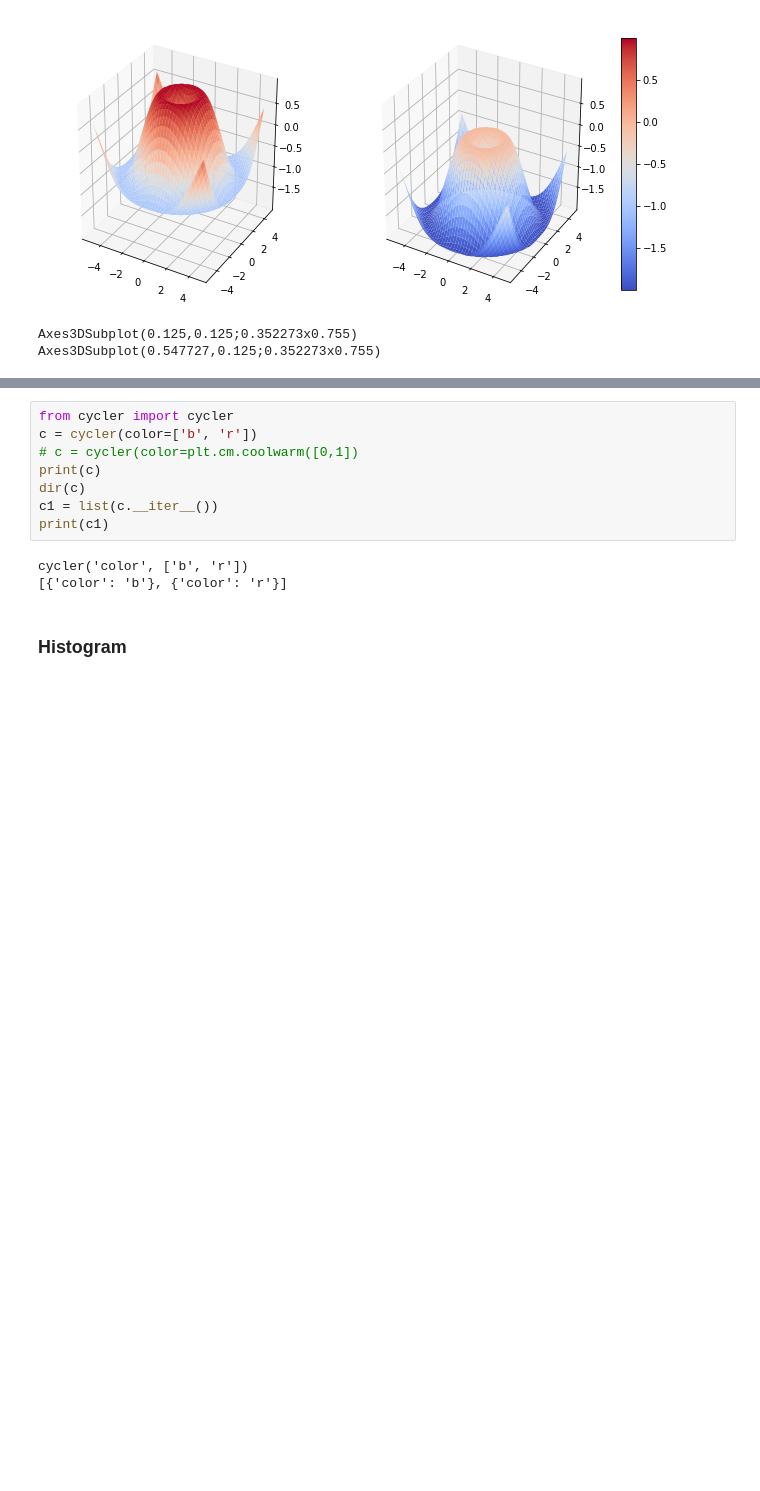
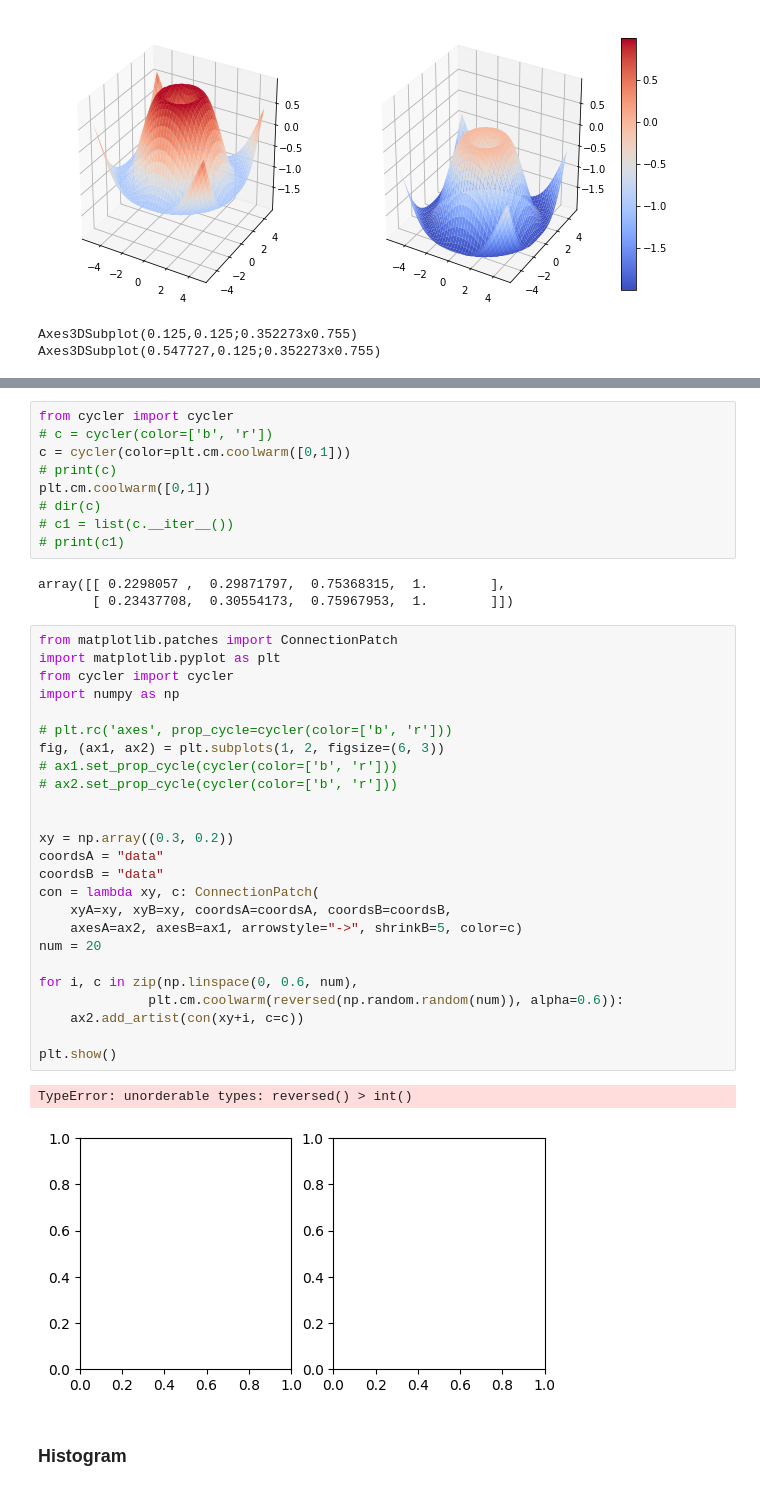
Before and after one commit to YFlag/work_backups, a Jupyter notebook: matplotlib_tutorial.ipynb, the cells around one changed output, grey strips where cells are left out. Drawn from its saved outputs; the diff is of its cells as text; blank space fills up the shorter version.

```diff
--- a/matplotlib_tutorial.ipynb
+++ b/matplotlib_tutorial.ipynb
@@ -452,14 +443,43 @@ ValueError: Colormap b is not recognized. Possible values are: Accent, Accent_r,
 # %%
 from cycler import cycler
-c = cycler(color=['b', 'r'])
-# c = cycler(color=plt.cm.coolwarm([0,1])
-print(c)
-dir(c)
-c1 = list(c.__iter__())
-print(c1)
+# c = cycler(color=['b', 'r'])
+c = cycler(color=plt.cm.coolwarm([0,1]))
+# print(c)
+plt.cm.coolwarm([0,1])
+# dir(c)
+# c1 = list(c.__iter__())
+# print(c1)
 # %% [output]
-cycler('color', ['b', 'r'])
-[{'color': 'b'}, {'color': 'r'}]
+array([[ 0.2298057 ,  0.29871797,  0.75368315,  1.        ],
+       [ 0.23437708,  0.30554173,  0.75967953,  1.        ]])
+# %%
+from matplotlib.patches import ConnectionPatch
+import matplotlib.pyplot as plt
+from cycler import cycler
+import numpy as np
+
+# plt.rc('axes', prop_cycle=cycler(color=['b', 'r']))
+fig, (ax1, ax2) = plt.subplots(1, 2, figsize=(6, 3))
+# ax1.set_prop_cycle(cycler(color=['b', 'r']))
+# ax2.set_prop_cycle(cycler(color=['b', 'r']))
+
+
+xy = np.array((0.3, 0.2))
+coordsA = "data"
+coordsB = "data"
+con = lambda xy, c: ConnectionPatch(
+    xyA=xy, xyB=xy, coordsA=coordsA, coordsB=coordsB,
+    axesA=ax2, axesB=ax1, arrowstyle="->", shrinkB=5, color=c)
+num = 20
+
+for i, c in zip(np.linspace(0, 0.6, num),
+              plt.cm.coolwarm(reversed(np.random.random(num)), alpha=0.6)):
+    ax2.add_artist(con(xy+i, c=c))
+
+plt.show()
+# %% [output]
+TypeError: unorderable types: reversed() > int()
+[figure, added]
 # %% [markdown]
 ### Histogram
 # %%
```
Also changed, not shown: parts of 4 cells of this notebook, 5 other files.
